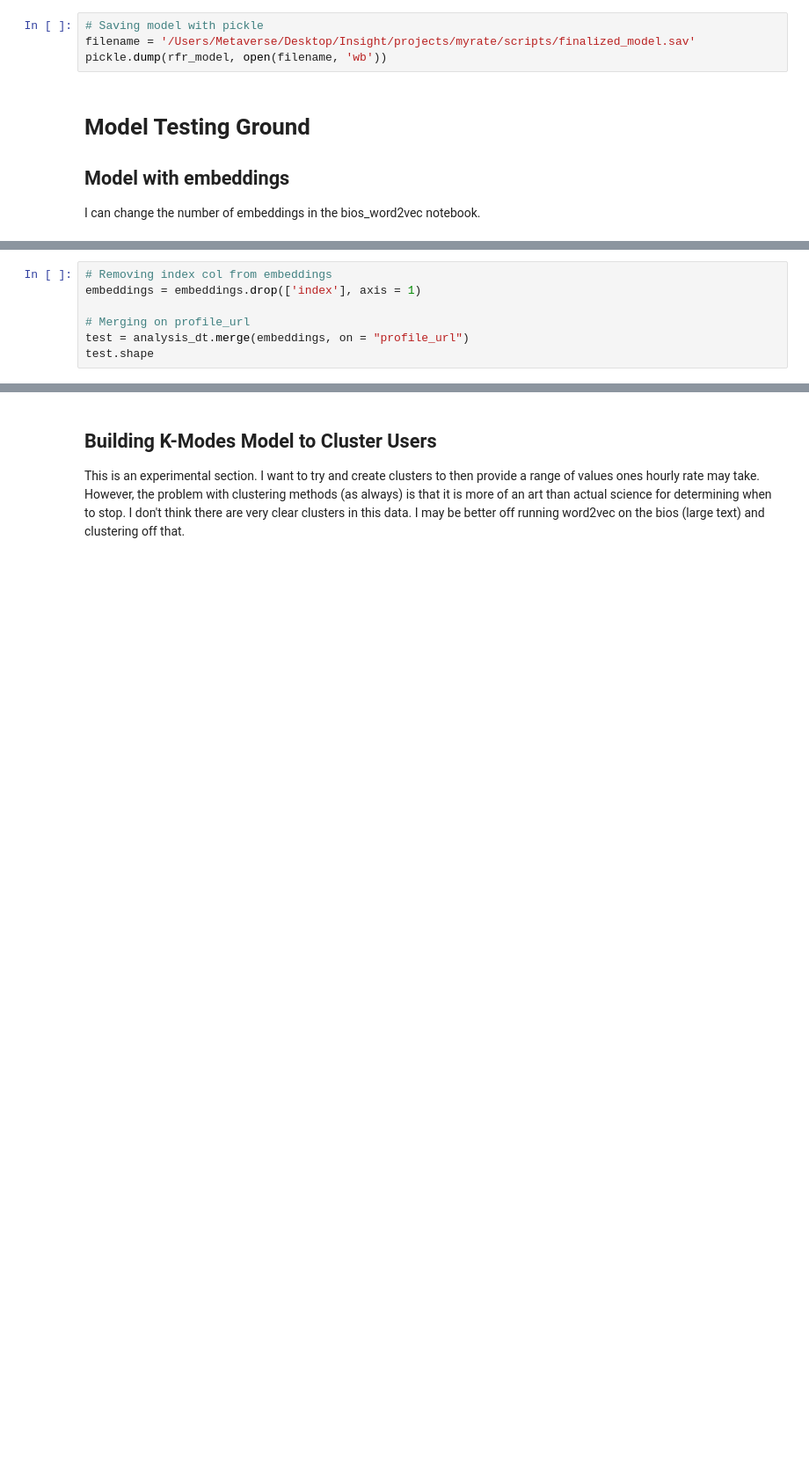
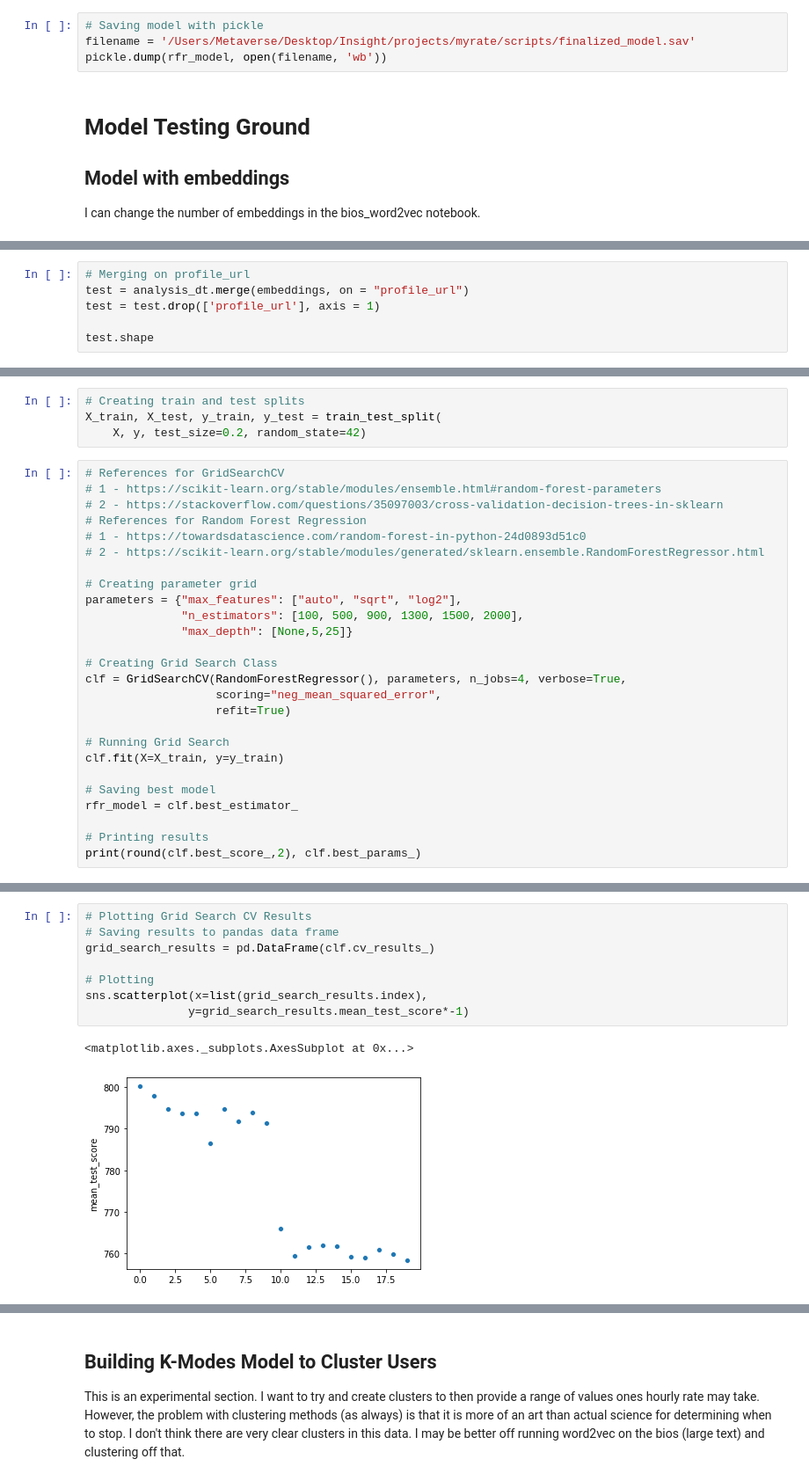
Before and after one commit to lmgibson/MyRate, a Jupyter notebook: notebooks/model_training.ipynb, the cells around one changed output, grey strips where cells are left out. Shown at 88% size. Drawn from its saved outputs; the diff is of its cells as text; blank space fills up the shorter version.

Commit message:
Trained random forest regression with an embedding of size 100

```diff
--- a/notebooks/model_training.ipynb
+++ b/notebooks/model_training.ipynb
@@ -226,8 +258,7 @@ I can change the number of embeddings in the bios_word2vec notebook.
 # %%
-# Removing index col from embeddings
-embeddings = embeddings.drop(['index'], axis = 1)
-
 # Merging on profile_url
 test = analysis_dt.merge(embeddings, on = "profile_url")
+test = test.drop(['profile_url'], axis = 1)
+
 test.shape
 # %% [output]
@@ -234,0 +274,30 @@ KeyError: 'profile_url'
+# %%
+# Creating train and test splits
+X_train, X_test, y_train, y_test = train_test_split(
+    X, y, test_size=0.2, random_state=42)
+# %%
+# References for GridSearchCV
+# 1 - https://scikit-learn.org/stable/modules/ensemble.html#random-forest-parameters
+# 2 - https://stackoverflow.com/questions/35097003/cross-validation-decision-trees-in-sklearn
+# References for Random Forest Regression
+# 1 - https://towardsdatascience.com/random-forest-in-python-24d0893d51c0
+# 2 - https://scikit-learn.org/stable/modules/generated/sklearn.ensemble.RandomForestRegressor.html
+
+# Creating parameter grid
+parameters = {"max_features": ["auto", "sqrt", "log2"],
+              "n_estimators": [100, 500, 900, 1300, 1500, 2000],
+              "max_depth": [None,5,25]}
+
+# Creating Grid Search Class
+clf = GridSearchCV(RandomForestRegressor(), parameters, n_jobs=4, verbose=True,
+                   scoring="neg_mean_squared_error",
+                   refit=True)
+
+# Running Grid Search
+clf.fit(X=X_train, y=y_train)
+
+# Saving best model
+rfr_model = clf.best_estimator_
+
+# Printing results
+print(round(clf.best_score_,2), clf.best_params_)
@@ -234,0 +311,11 @@ KeyError: 'profile_url'
+# %%
+# Plotting Grid Search CV Results
+# Saving results to pandas data frame
+grid_search_results = pd.DataFrame(clf.cv_results_)
+
+# Plotting
+sns.scatterplot(x=list(grid_search_results.index),
+               y=grid_search_results.mean_test_score*-1)
+# %% [output]
+<matplotlib.axes._subplots.AxesSubplot at 0x...>
+[figure, added]
```
Also changed, not shown: parts of 16 cells of this notebook, 2 other files.
